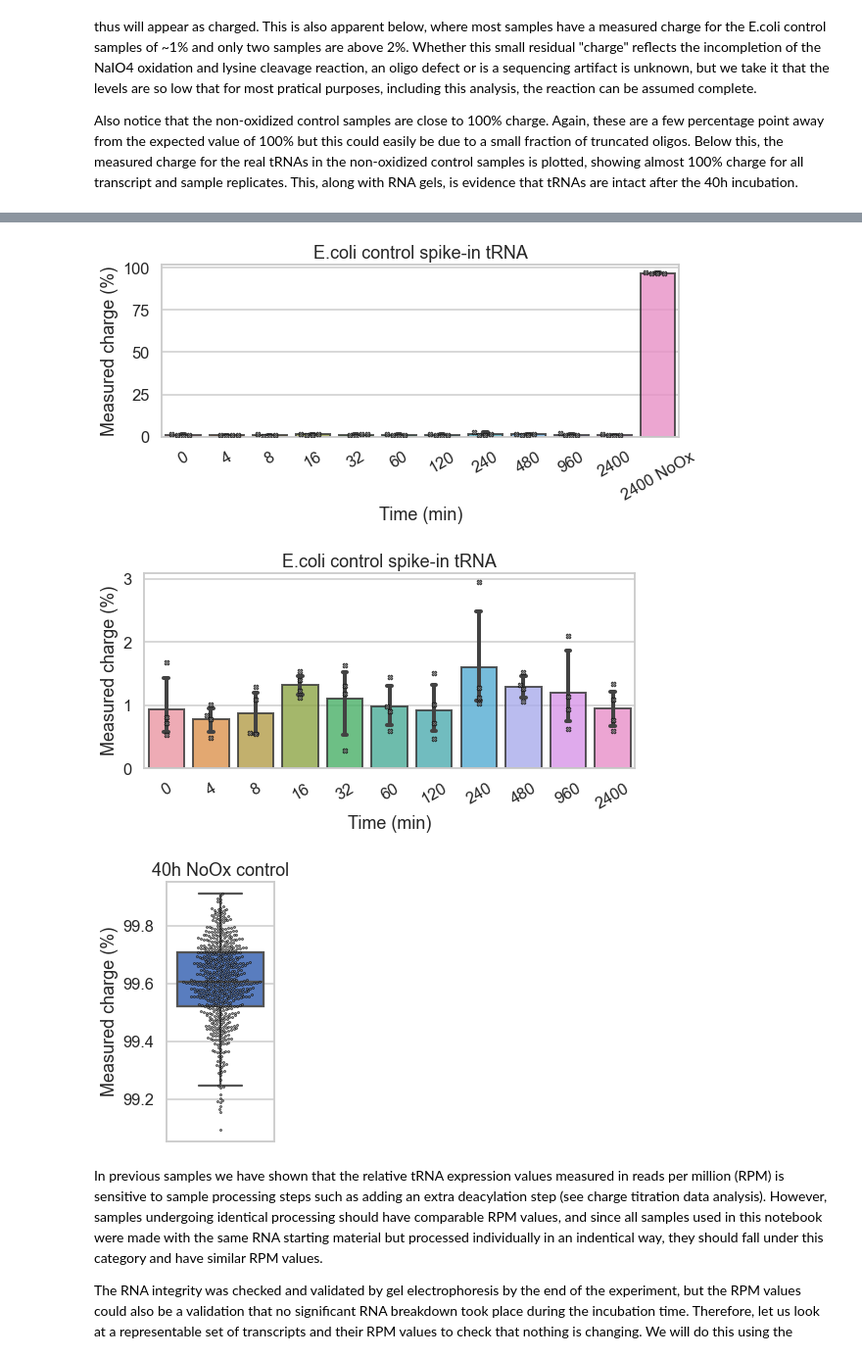
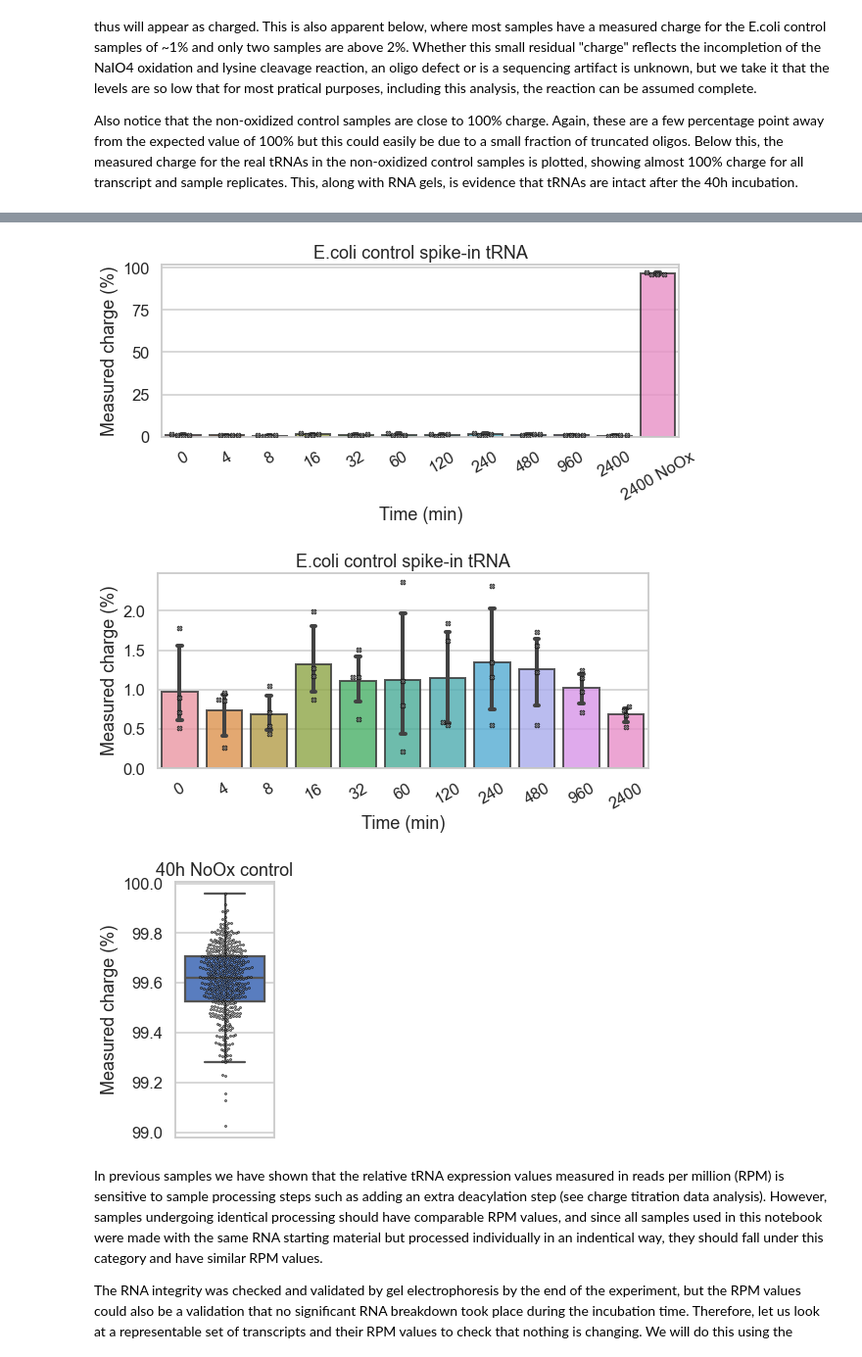
Before and after one commit to krdav/tRNA-charge-seq, a Jupyter notebook: projects/charge_half-life/infer_hl.ipynb, the cells around one changed output, grey strips where cells are left out. Shown at 98% size. Cells and saved outputs as stored; diff of their text form; code cells hidden in the pictures.

```diff
--- a/projects/charge_half-life/infer_hl.ipynb
+++ b/projects/charge_half-life/infer_hl.ipynb
@@ -135,7 +134,8 @@ plot_obj.get_charge_df()
 Folder exists and overwrite set to false... Doing nothing.
 # %%
 # Add E.coli control RPM to sample level information:
-ectr = plot_obj.charge_filt['tr'][plot_obj.charge_filt['tr']['Ecoli_ctr']].copy()
+ecoliLys_mask = (plot_obj.charge_filt['tr']['tRNA_anno_short'] == 'eColiLys-TTT-1-1')
+ectr = plot_obj.charge_filt['tr'][ecoliLys_mask].copy()
 sample_df = ectr.loc[:, ['sample_name_unique', 'RPM']].merge(sample_df, on='sample_name_unique')
 sample_df = sample_df.rename(columns={'RPM': 'RPM_Ectr'}, errors='ignore')
 
@@ -215,6 +231,6 @@ This, along with RNA gels, is evidence that tRNAs are intact after the 40h incub
 # %%
 # Select E.coli controls samples:
-ectr_mask = charge_df['Ecoli_ctr']
+ectr_mask = (charge_df['tRNA_anno_short'] == 'eColiLys-TTT-1-1')
 plot_df = charge_df[ectr_mask].copy()
 # Indicator for the non-oxidized sample:
 x_order = natsorted(set(plot_df['xticklab']))
@@ -225,40 +241,40 @@ with sns.axes_style("whitegrid"):
     g1 = sns.barplot(ax=ax1, data=plot_df, x='xticklab', y='charge', \
                      capsize=0.1, edgecolor=".2", linewidth=2, alpha=0.8, \
                      order=x_order)
     g1 = sns.swarmplot(ax=ax1, data=plot_df, x='xticklab', y='charge', \
                        color='grey', alpha=0.8, edgecolor='black', linewidth=0.8, \
                        size=5, marker="X", order=x_order)
     g1.set(xlabel='Time (min)', ylabel='Measured charge (%)')
     g1.set_xticklabels(g1.get_xticklabels(), rotation=30)
     g1.set_title('E.coli control spike-in tRNA')
     fig.tight_layout()
     fig.savefig('data/plotting/ecoli-control_charge.pdf', bbox_inches='tight')
 
 
 # Plot without the non-oxidized sample:
 with sns.axes_style("whitegrid"):
     fig, ax1 = plt.subplots(1, 1, figsize=(8.3, 4.5))
 
     g1 = sns.barplot(ax=ax1, data=plot_df, x='xticklab', y='charge', \
                      capsize=0.1, edgecolor=".2", linewidth=2, alpha=0.8, \
                      order=x_order[:-1])
     g1 = sns.swarmplot(ax=ax1, data=plot_df, x='xticklab', y='charge', \
                        color='grey', alpha=0.8, edgecolor='black', linewidth=0.8, \
                        size=5, marker="X", order=x_order[:-1])
     g1.set(xlabel='Time (min)', ylabel='Measured charge (%)')
     g1.set_xticklabels(g1.get_xticklabels(), rotation=30)
     g1.set_title('E.coli control spike-in tRNA')
     fig.tight_layout()
     fig.savefig('data/plotting/ecoli-control_charge_only-Ox.pdf', bbox_inches='tight')
 # %% [output]
 [figure]
-[figure, old version]
+[figure, new version]
 # %%
 # Plot the charge for the
 # non-oxidized control samples:
 with sns.axes_style("whitegrid"):
     fig, ax1 = plt.subplots(1, 1, figsize=(3, 4.5))
-    noxm = (charge_df['xticklab'] == '2400 NoOx') & (~charge_df['Ecoli_ctr']) & (charge_df['RPM'] > 1000)
+    noxm = (charge_df['xticklab'] == '2400 NoOx') & (~charge_df['Ecoli_ctr']) & (charge_df['RPM'] > 2000)
     g1 = sns.boxplot(ax=ax1, y=charge_df.loc[noxm, 'charge'].values, fliersize=False)
     g1 = sns.swarmplot(ax=ax1, y=charge_df.loc[noxm, 'charge'].values, \
                        color='grey', alpha=0.7, edgecolor='black', \
@@ -268,7 +284,7 @@ with sns.axes_style("whitegrid"):
     fig.tight_layout()
     fig.savefig('data/plotting/NoOx-control_charge.pdf', bbox_inches='tight')
 # %% [output]
-[figure, old version]
+[figure, new version]
 # %% [markdown]
 In previous samples we have shown that the relative tRNA expression values measured in reads per million (RPM) is sensitive to sample processing steps such as adding an extra deacylation step (see charge titration data analysis).
 However, samples undergoing identical processing should have comparable RPM values, and since all samples used in this notebook were made with the same RNA starting material but processed individually in an indentical way, they should fall under this category and have similar RPM values.
```
Also changed, not shown: parts of 25 cells of this notebook, 30 other files.
